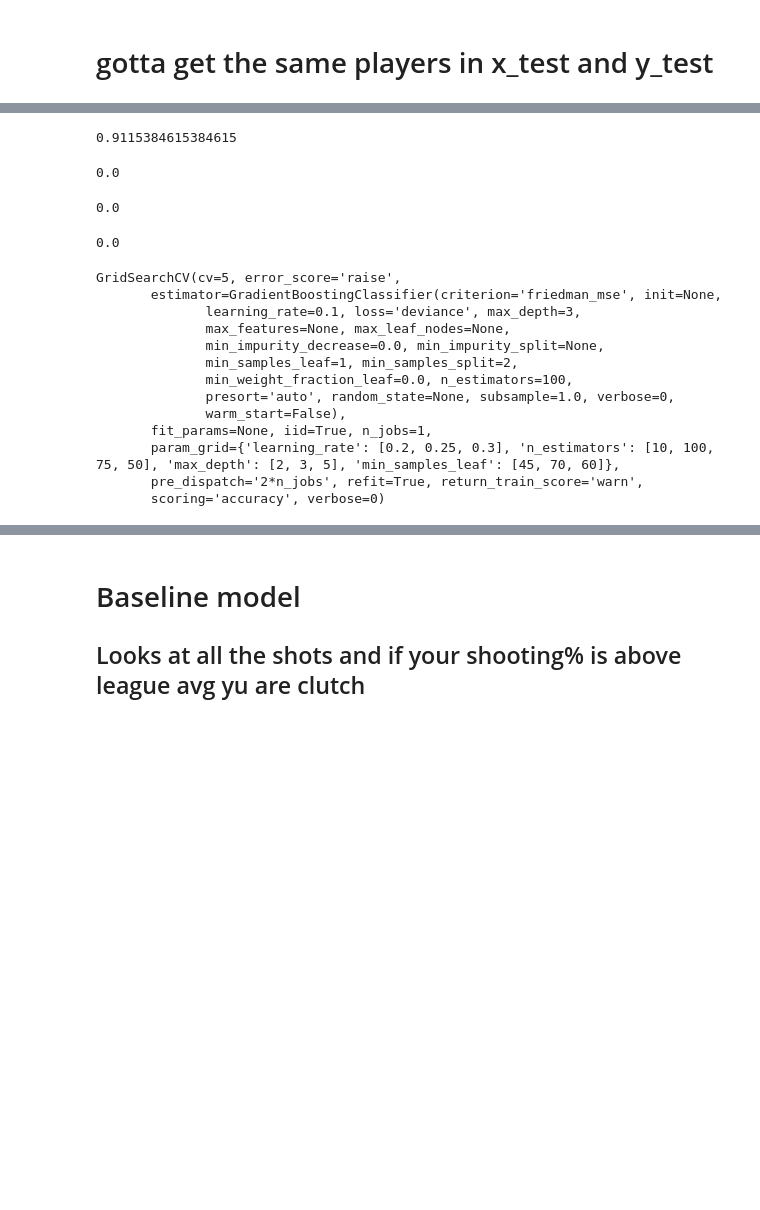
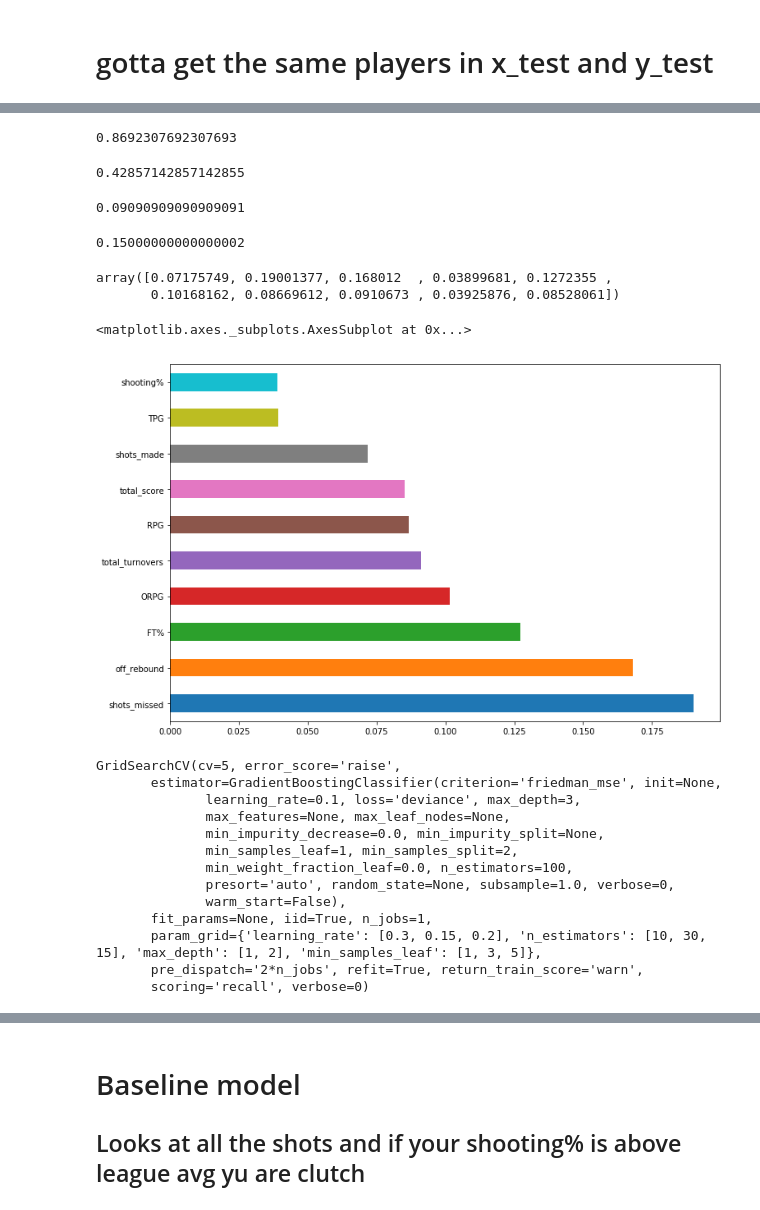
Before and after one commit to deepakchandi/clutch-baller, a Jupyter notebook: Testing.ipynb, the cells around one changed output, grey strips where cells are left out. Drawn from its saved outputs; the diff is of its cells as text; code cells hidden in the pictures; blank space fills up the shorter version.

```diff
--- a/Testing.ipynb
+++ b/Testing.ipynb
@@ -201,7 +199,7 @@ test_target = ind.merge_ids(test_target, ids)
 # %%
 test_target = ind.add_league_avg(test_target)
 # %%
-target = pd.merge(test_target,trunovers,on='player', how = 'left')
+target = pd.merge(test_target,turnovers,on='player', how = 'left')
 target = target.fillna(0)
 target['TPG'] = round(target['total_turnovers'] / target['total_games'],2)
 #target['league_TO_avg'] = round(target['total_turnovers'].sum() / target['total_games'].sum(),2)
@@ -249,27 +238,41 @@ x_train.head()
 # %%
-x_train = train_clutch_stats.drop(['player_id','player', 'is_clutch', 'clutch_score', '2pt_fg_made', '3pt_score', 'med/hard_attempts', 'league_all_shot_avg',	'league_2pt_avg',	'league_3pt_avg',	'league_hard2pt_avg',	'league_easy2pt_avg',	'league_ft%'], axis = 1)
+x_train = train_clutch_stats.drop(['total_blocks', '3pt_score','APG', 'total_rebound', '2pt_med/hard', '3pt',  'easy_shot%', 'FT_missed', 'assist_count', '3pt_shots', 'med/hard_fg%', '3pt%', '2pt%', 'Dunk/Layup_attempts', 'total_shots', 'Dunk/Layup', 'FT_made', 'total_games', 'BPG', 'med/hard_attempts', 'FT_score','player_id','player', 'Hard_2Score', 'Easy_2Score', 'clutch_score', '2pt_fg_made', '2fg_attempts','is_clutch', 'league_all_shot_avg',	'league_2pt_avg',	'league_3pt_avg',	'league_hard2pt_avg',	'league_easy2pt_avg',	'league_ft%'], axis = 1)
 y_train = train_target_stats['is_clutch']
 # %%
-x_test = test_clutch_stats.drop(['player_id','player', 'is_clutch', 'clutch_score', '2pt_fg_made', '3pt_score', 'med/hard_attempts', 'league_all_shot_avg',	'league_2pt_avg',	'league_3pt_avg',	'league_hard2pt_avg',	'league_easy2pt_avg',	'league_ft%'], axis = 1)
+x_test = test_clutch_stats.drop(['total_blocks', '3pt_score','APG', 'total_rebound', '2pt_med/hard', '3pt',  'easy_shot%', 'FT_missed', 'assist_count', '3pt_shots', 'med/hard_fg%', '3pt%', '2pt%', 'Dunk/Layup_attempts', 'total_shots', 'Dunk/Layup', 'FT_made', 'total_games', 'BPG', 'med/hard_attempts', 'FT_score', 'Hard_2Score', 'Easy_2Score', 'clutch_score', '2pt_fg_made', '2fg_attempts','player_id','player', 'is_clutch', 'league_all_shot_avg',	'league_2pt_avg',	'league_3pt_avg',	'league_hard2pt_avg',	'league_easy2pt_avg',	'league_ft%'], axis = 1)
 y_test = target['is_clutch']
 # %%
 #model= GradientBoostingClassifier(learning_rate=0.28, max_depth=3, min_samples_leaf=100, n_estimators=100)
-model= GradientBoostingClassifier()
+model= GradientBoostingClassifier(learning_rate= 0.01,max_depth= 5,min_samples_leaf= 1,n_estimators= 100)
 fit = model.fit(x_train, y_train)
 pred= fit.predict(x_test)
 # %%
 accuracy_score(y_test, pred)
 # %% [output]
-0.9115384615384615
+0.8692307692307693
 # %%
 precision_score(y_test, pred)
 # %% [output]
-0.0
+0.42857142857142855
 # %%
 recall_score(y_test, pred)
 # %% [output]
-0.0
+0.09090909090909091
 # %%
 f1_score(y_test, pred)
 # %% [output]
-0.0
+0.15000000000000002
+# %%
+importances = model.feature_importances_
+importances
+# %% [output]
+array([0.07175749, 0.19001377, 0.168012  , 0.03899681, 0.1272355 ,
+       0.10168162, 0.08669612, 0.0910673 , 0.03925876, 0.08528061])
+# %%
+ig, axs = plt.subplots(1,0, figsize=(12,8))
+(pd.Series(model.feature_importances_, index=x_test.columns)
+   .nlargest(50)
+   .plot(kind='barh'))
+# %% [output]
+<matplotlib.axes._subplots.AxesSubplot at 0x...>
+[figure, added]
@@ -279,5 +288,5 @@ parameters = {'learning_rate': [ 0.2, 0.25, .3], 'n_estimators': [10,100, 75, 50
 # %%
-gbc = GridSearchCV(GradientBoostingClassifier(), parameters, cv=5, scoring='accuracy')
+gbc = GridSearchCV(GradientBoostingClassifier(), parameters, cv=5, scoring='recall')
 gbc.fit(x_train, y_train)
 # %% [output]
 GridSearchCV(cv=5, error_score='raise',
@@ -290,9 +299,9 @@ GridSearchCV(cv=5, error_score='raise',
               presort='auto', random_state=None, subsample=1.0, verbose=0,
               warm_start=False),
        fit_params=None, iid=True, n_jobs=1,
-       param_grid={'learning_rate': [0.2, 0.25, 0.3], 'n_estimators': [10, 100, 75, 50], 'max_depth': [2, 3, 5], 'min_samples_leaf': [45, 70, 60]},
+       param_grid={'learning_rate': [0.3, 0.15, 0.2], 'n_estimators': [10, 30, 15], 'max_depth': [1, 2], 'min_samples_leaf': [1, 3, 5]},
        pre_dispatch='2*n_jobs', refit=True, return_train_score='warn',
-       scoring='accuracy', verbose=0)
+       scoring='recall', verbose=0)
 # %%
 gbc.best_params_
 # %% [output]
```
Also changed, not shown: parts of 60 cells of this notebook, 4 other files.
